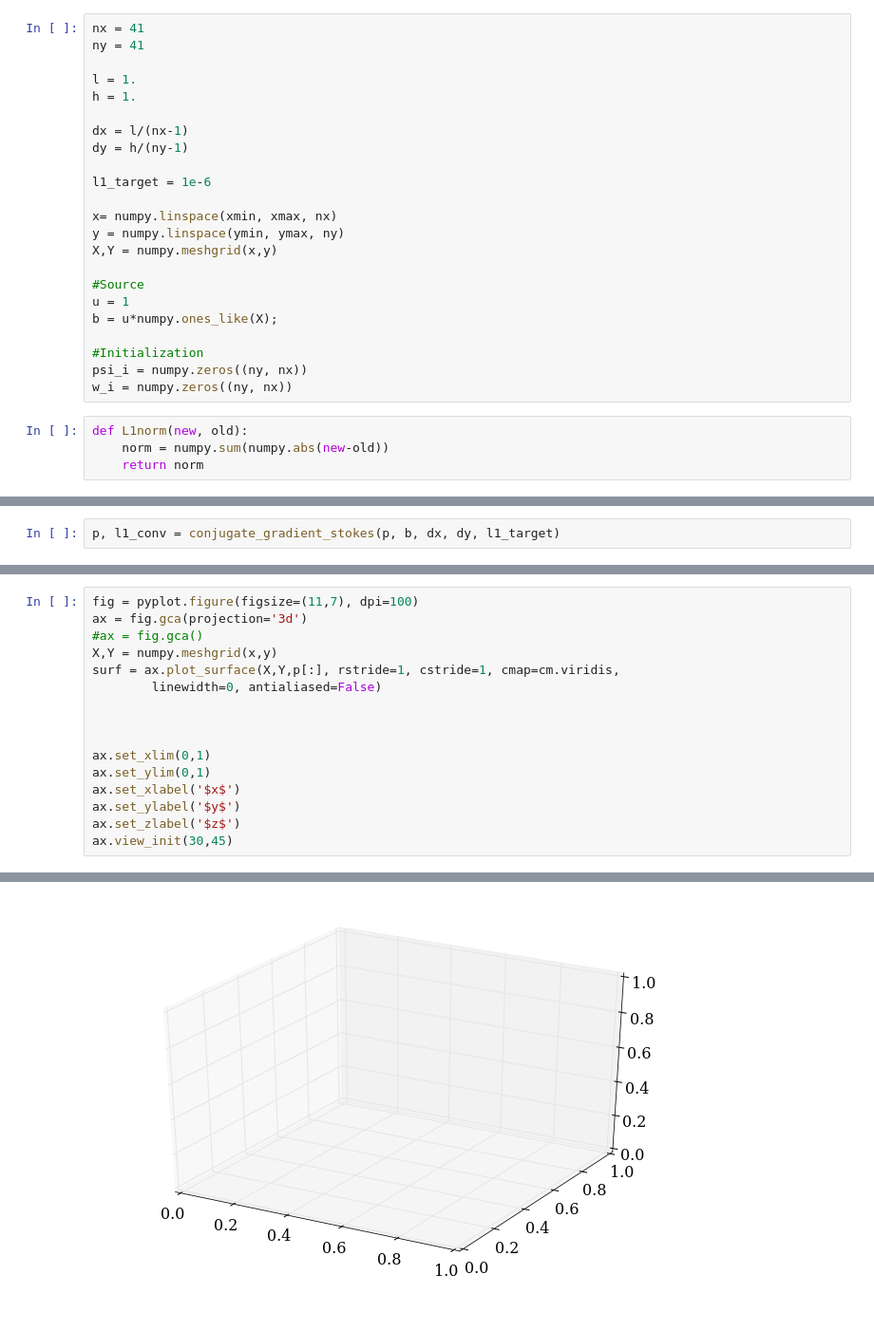
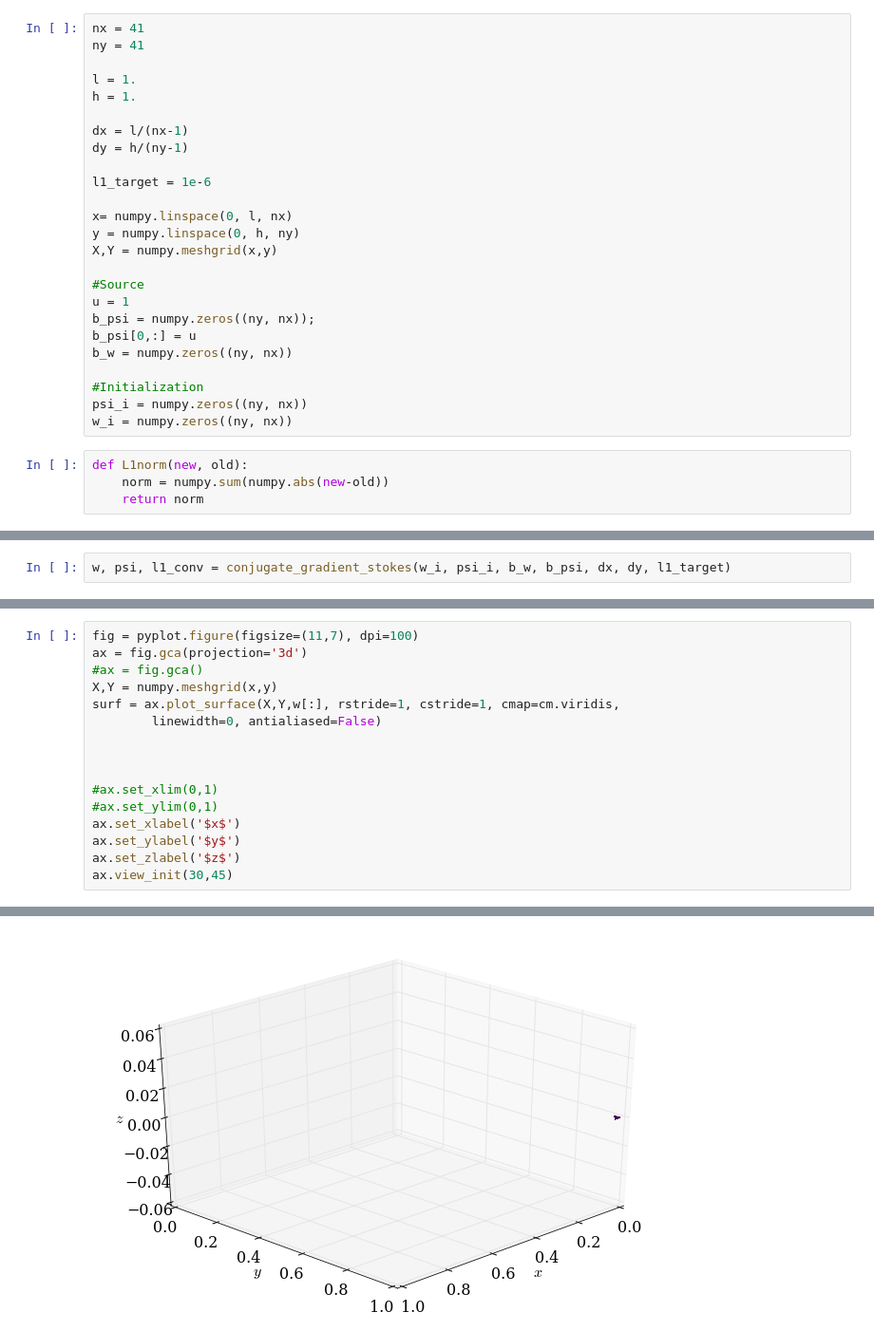
Before and after one commit to rbds/Numerical_Methods_working_folder, a Jupyter notebook: lessons/05_relax/Stokes_flow_assignment.ipynb, the cells around one changed output, grey strips where cells are left out. Shown at 95% size. Drawn from its saved outputs; the diff is of its cells as text.

Commit message:
work on stokes flow assignment

```diff
--- a/lessons/05_relax/Stokes_flow_assignment.ipynb
+++ b/lessons/05_relax/Stokes_flow_assignment.ipynb
@@ -21,13 +21,15 @@ dy = h/(ny-1)
 
 l1_target = 1e-6
 
-x= numpy.linspace(xmin, xmax, nx)
-y = numpy.linspace(ymin, ymax, ny)
+x= numpy.linspace(0, l, nx)
+y = numpy.linspace(0, h, ny)
 X,Y = numpy.meshgrid(x,y)
 
 #Source
 u = 1
-b = u*numpy.ones_like(X);
+b_psi = numpy.zeros((ny, nx));
+b_psi[0,:] = u
+b_w = numpy.zeros((ny, nx))
 
 #Initialization
 psi_i = numpy.zeros((ny, nx))
@@ -93,4 +155,4 @@ def conjugate_gradient_2d(w, psi, b, dx, dy, l1_target):
     print('Number of CG iterations: {0:d}'.format(iterations))
     return w, psi, l1_conv
 # %%
-p, l1_conv = conjugate_gradient_stokes(p, b, dx, dy, l1_target)
+w, psi, l1_conv = conjugate_gradient_stokes(w_i, psi_i, b_w, b_psi, dx, dy, l1_target)
@@ -99,13 +173,13 @@ fig = pyplot.figure(figsize=(11,7), dpi=100)
 ax = fig.gca(projection='3d')
 #ax = fig.gca()
 X,Y = numpy.meshgrid(x,y)
-surf = ax.plot_surface(X,Y,p[:], rstride=1, cstride=1, cmap=cm.viridis,
+surf = ax.plot_surface(X,Y,w[:], rstride=1, cstride=1, cmap=cm.viridis,
         linewidth=0, antialiased=False)
 
 
 
-ax.set_xlim(0,1)
-ax.set_ylim(0,1)
+#ax.set_xlim(0,1)
+#ax.set_ylim(0,1)
 ax.set_xlabel('$x$')
 ax.set_ylabel('$y$')
 ax.set_zlabel('$z$')
@@ -115 +188 @@ NameError: name 'p' is not defined
-[figure, old version]
+[figure, new version]
```
Also changed, not shown: parts of 6 cells of this notebook.
